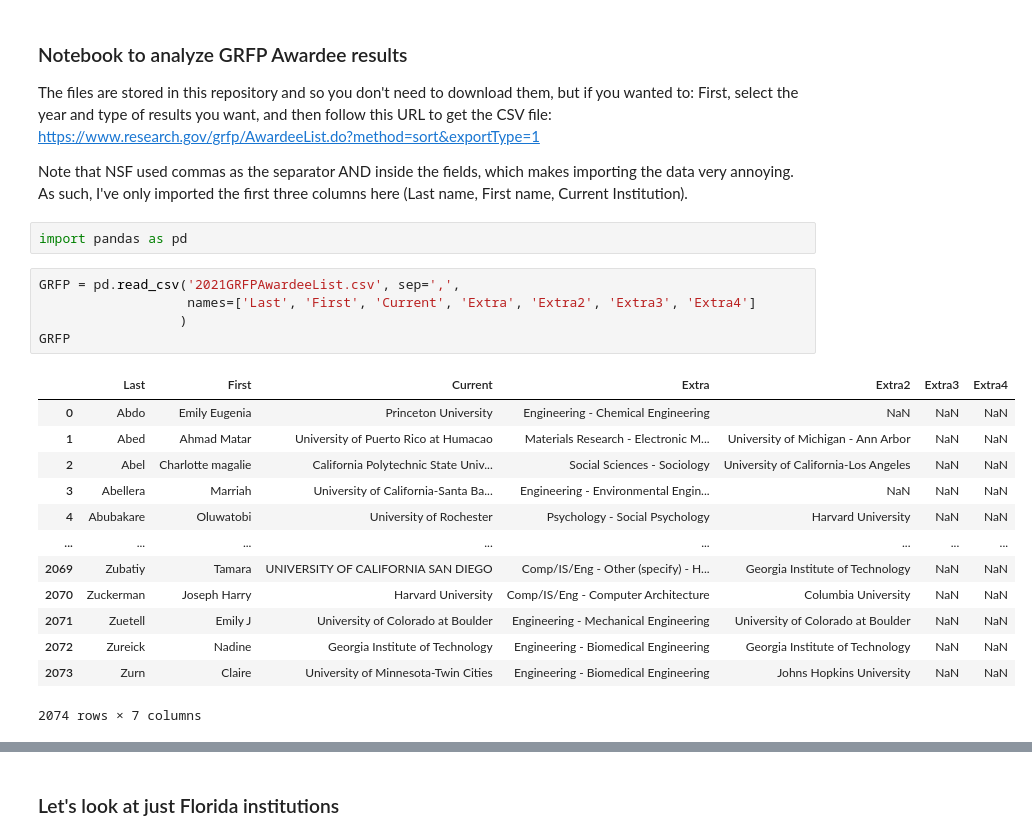
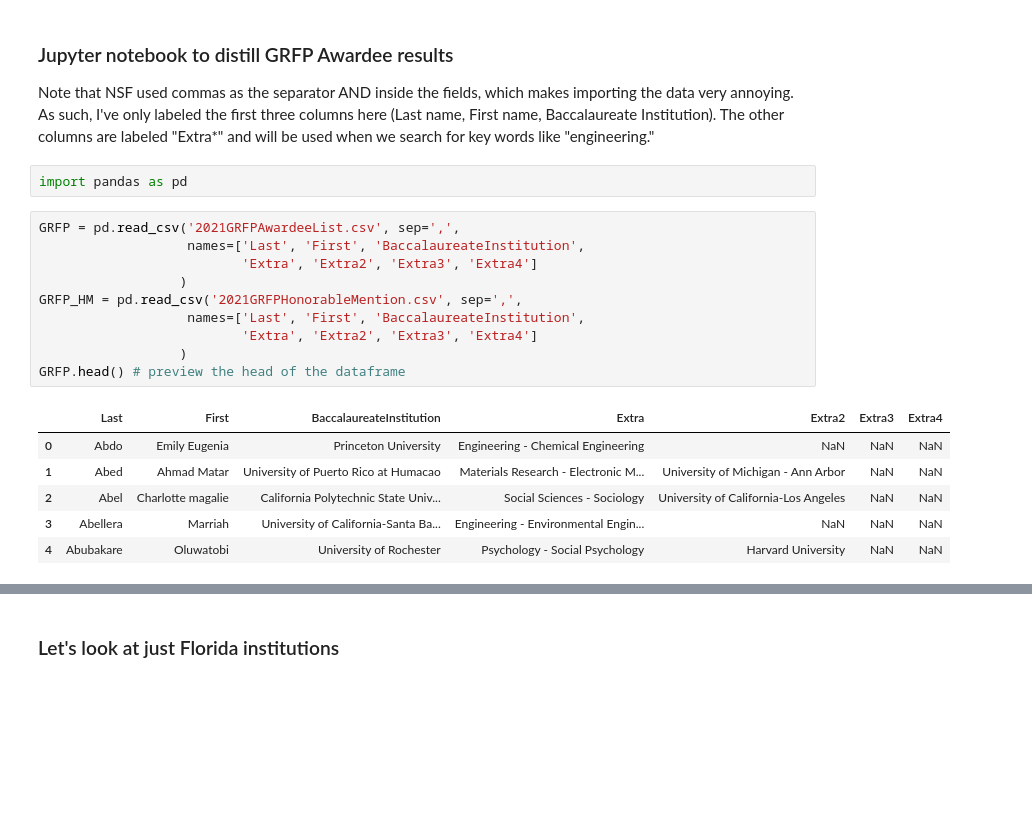
Before and after one commit to ognancy4life/GRFP, a Jupyter notebook: 2021GRFP.ipynb, the cells around one changed output, grey strips where cells are left out. Drawn from its saved outputs; the diff is of its cells as text; blank space fills up the shorter version.

Commit message:
add 2019 and fix current institution to read baccalaureate institution

```diff
--- a/2021GRFP.ipynb
+++ b/2021GRFP.ipynb
@@ -1,28 +1,23 @@
 # %% [markdown]
-### Notebook to analyze GRFP Awardee results
-The files are stored in this repository and so you don't need to download them, but if you wanted to:
-First, select the year and type of results you want, and then follow this URL to get the CSV file: https://www.research.gov/grfp/AwardeeList.do?method=sort&exportType=1
+### Jupyter notebook to distill GRFP Awardee results
 
-
-Note that NSF used commas as the separator AND inside the fields, which makes importing the data very annoying. As such, I've only imported the first three columns here (Last name, First name, Current Institution).
+Note that NSF used commas as the separator AND inside the fields, which makes importing the data very annoying. As such, I've only labeled the first three columns here (Last name, First name, Baccalaureate Institution). The other columns are labeled "Extra*" and will be used when we search for key words like "engineering."
 # %%
 import pandas as pd
 # %%
 GRFP = pd.read_csv('2021GRFPAwardeeList.csv', sep=',',
-                   names=['Last', 'First', 'Current', 'Extra', 'Extra2', 'Extra3', 'Extra4']
+                   names=['Last', 'First', 'BaccalaureateInstitution',
+                          'Extra', 'Extra2', 'Extra3', 'Extra4']
                   )
-GRFP
+GRFP_HM = pd.read_csv('2021GRFPHonorableMention.csv', sep=',',
+                   names=['Last', 'First', 'BaccalaureateInstitution',
+                          'Extra', 'Extra2', 'Extra3', 'Extra4']
+                  )
+GRFP.head() # preview the head of the dataframe
 # %% [output]
-|  | Last | First | Current | Extra | Extra2 | Extra3 | Extra4 |
+|  | Last | First | BaccalaureateInstitution | Extra | Extra2 | Extra3 | Extra4 |
 | 0 | Abdo | Emily Eugenia | Princeton University | Engineering - Chemical Engineering | NaN | NaN | NaN |
 | 1 | Abed | Ahmad Matar | University of Puerto Rico at Humacao | Materials Research - Electronic M... | University of Michigan - Ann Arbor | NaN | NaN |
 | 2 | Abel | Charlotte magalie | California Polytechnic State Univ... | Social Sciences - Sociology | University of California-Los Angeles | NaN | NaN |
 | 3 | Abellera | Marriah | University of California-Santa Ba... | Engineering - Environmental Engin... | NaN | NaN | NaN |
 | 4 | Abubakare | Oluwatobi | University of Rochester | Psychology - Social Psychology | Harvard University | NaN | NaN |
-| ... | ... | ... | ... | ... | ... | ... | ... |
-| 2069 | Zubatiy | Tamara | UNIVERSITY OF CALIFORNIA SAN DIEGO | Comp/IS/Eng - Other (specify) - H... | Georgia Institute of Technology | NaN | NaN |
-| 2070 | Zuckerman | Joseph Harry | Harvard University | Comp/IS/Eng - Computer Architecture | Columbia University | NaN | NaN |
-| 2071 | Zuetell | Emily J | University of Colorado at Boulder | Engineering - Mechanical Engineering | University of Colorado at Boulder | NaN | NaN |
-| 2072 | Zureick | Nadine | Georgia Institute of Technology | Engineering - Biomedical Engineering | Georgia Institute of Technology | NaN | NaN |
-| 2073 | Zurn | Claire | University of Minnesota-Twin Cities | Engineering - Biomedical Engineering | Johns Hopkins University | NaN | NaN |
-2074 rows × 7 columns
```
Also changed, not shown: parts of 38 cells of this notebook, 1 other file.
